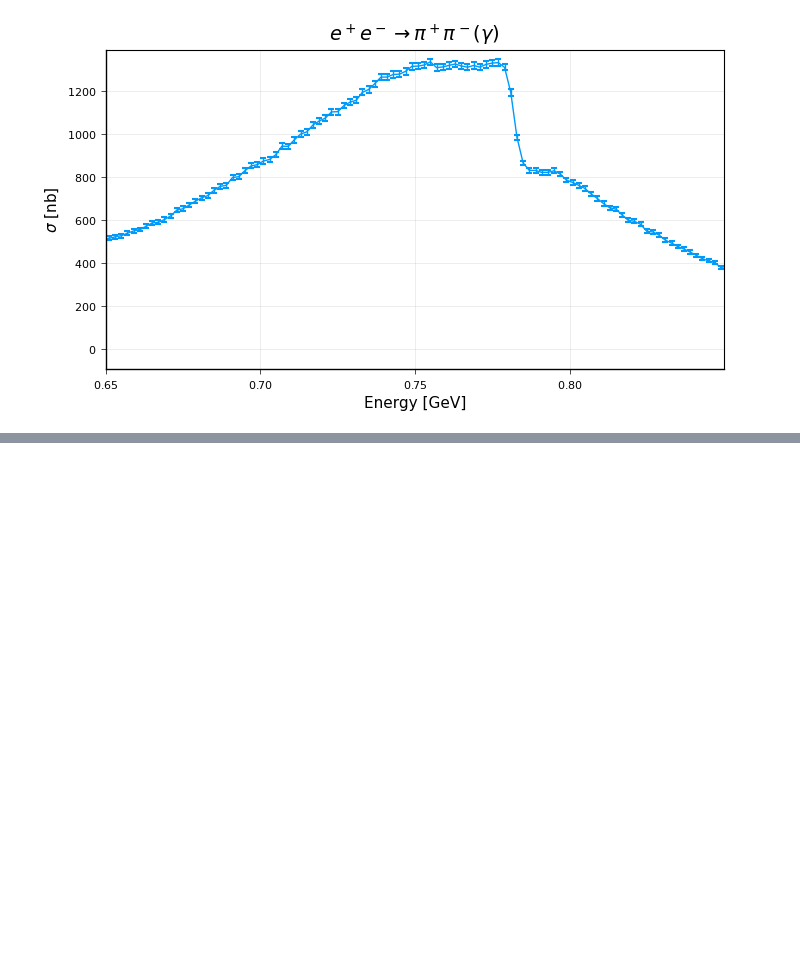
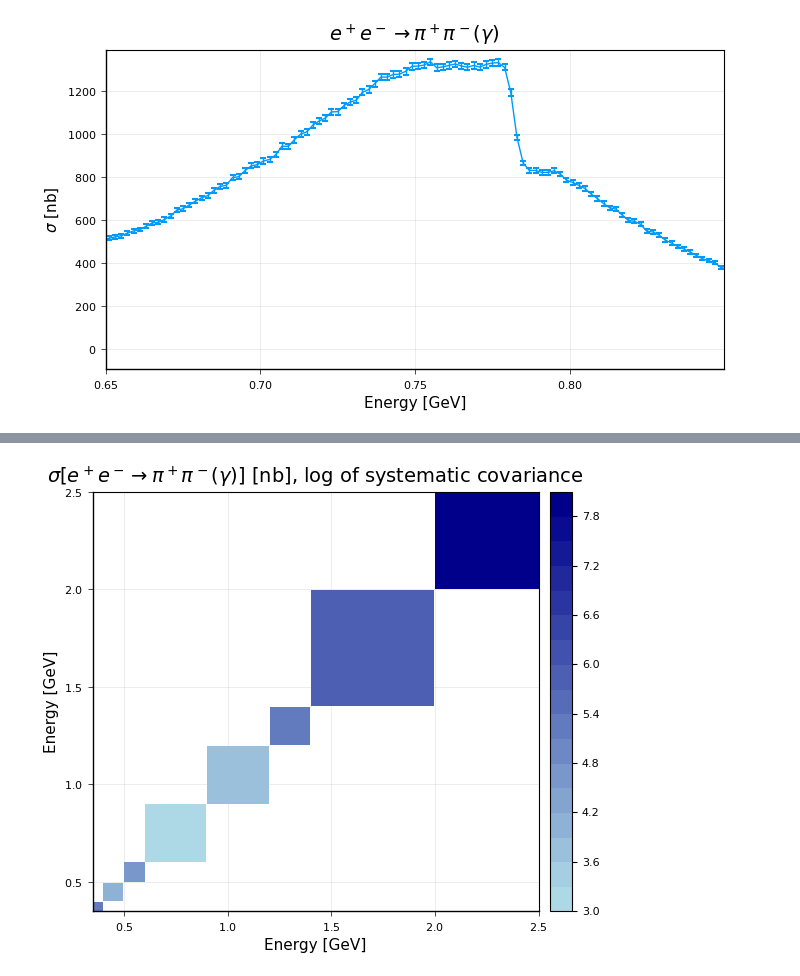
Before and after one commit to precision-sm/precision-sm.github.io, a Jupyter notebook: posts/strong-2020-jun20.ipynb, the cells around one changed output, grey strips where cells are left out. Cells and saved outputs as stored; diff of their text form; code cells hidden in the pictures; blank space fills up the shorter version.

```diff
--- a/posts/strong-2020-jun20.ipynb
+++ b/posts/strong-2020-jun20.ipynb
@@ -551,24 +568,28 @@ pl3 = @df df contourf(
 # %%
 ##
 ## plot systematic covariance contour plot
 ## there is no systematic covariance, just diagonal systematic uncertainties
 ##
 
 syst_cov_clims = @df df_syst identity( extrema_ext((syst_cov(Ex, Ey) for Ex in :E, Ey in :E), 0.2) )
 ## println("range of covariance values:", cov_clims)
 ## println("note: color legend is not accurate, does not match custom color limits ", syst_cov_clims)
 
 ##
 ## plot
 ##
 pl4 = @df df_syst contourf(
-  :E, :E, syst_cov,
+  ## :E, :E,
+  range(extrema(:E)..., length=500),
+  range(extrema(:E)..., length=500),
+  (x, y) -> log(syst_cov(x, y)),
   ## clims = syst_cov_clims,
   color = :blues,
-  title=L"$e^+e^- \rightarrow \pi^+\pi^-(\gamma)$ systematic covariance",
+  ## levels = exp.(range(log.(extrema(df_syst.E))..., length=10)),
+  title=L"$\sigma[e^+e^- \rightarrow \pi^+\pi^-(\gamma)]$ [nb], log of systematic covariance",
   xlabel="Energy [GeV]",
   ylabel="Energy [GeV]",
-  size=(575, 500)
+  size=(575, 500),
 )
-
-nothing
+# %% [output]
+[figure, added]
```
Also changed, not shown: parts of 5 cells of this notebook.
